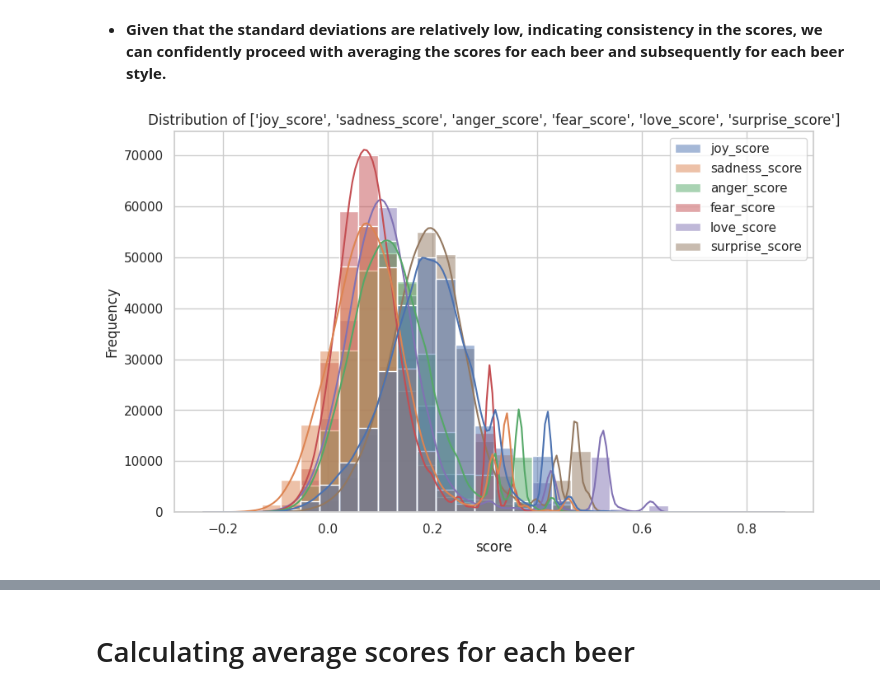
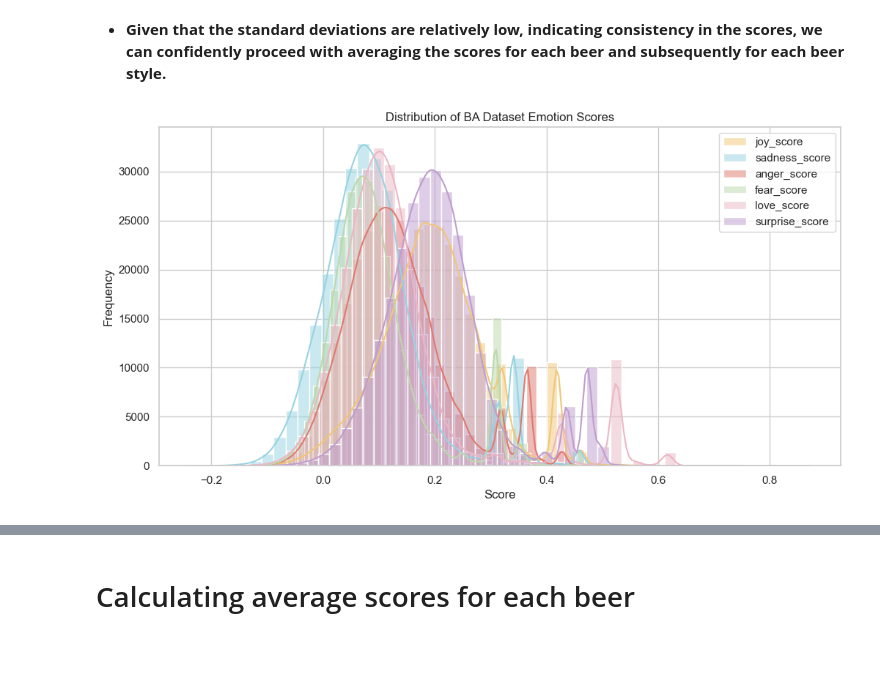
Before and after one commit to epfl-ada/ada-2023-project-adapowerup2023, a Jupyter notebook: 2_Saving_Emotion_Scores.ipynb, the cells around one changed output, grey strips where cells are left out. Saved outputs shown, nothing was run; the diff lists cells and outputs as text; code cells hidden in the pictures; blank space fills up the shorter version.

```diff
--- a/2_Saving_Emotion_Scores.ipynb
+++ b/2_Saving_Emotion_Scores.ipynb
@@ -159,19 +161,38 @@ df_rb[emotion_score_columns].describe()
 | max | 7.036326e-01 | 7.410147e-01 | 6.281847e-01 | 6.559164e-01 | 8.722703e-01 | 9.358571e-01 |
 # %% [markdown]
 * **Given that the standard deviations are relatively low, indicating consistency in the scores, we can confidently proceed with averaging the scores for each beer and subsequently for each beer style.**
+# %%
+# Load data
+df_ba =  pd.read_csv('C:/Users/User/Documents/GitHub/data/emotion_scores_ba.csv')
+df_rb = pd.read_csv('C:/Users/User/Documents/GitHub/data/emotion_scores_rb.csv')
+emotion_score_columns = ['joy_score', 'sadness_score', 'anger_score', 'fear_score', 'love_score', 'surprise_score']
+
+sns.set(style="whitegrid")
+
+# Emotion colors
+emotion_colors = {
+    'joy_score': '#f2c674',        # Joy
+    'sadness_score': '#96d3e0',    # Sadness
+    'anger_score': '#e0796e',      # Anger
+    'fear_score': '#bcd9ab',       # Fear
+    'love_score': '#ebb7c4',       # Love
+    'surprise_score': '#be9dcf'    # Surprise
+}
 # %%
-import matplotlib.pyplot as plt
-import seaborn as sns
+bins_list = [50,50,50,50,50,50]
 
-sns.set(style="whitegrid")
 
-# Plot histograms for each score column
+# Plot histograms
+plt.figure(figsize=(12, 6))
 
-plt.figure(figsize=(10, 6))
-sns.histplot(df_ba[emotion_score_columns], kde=True, bins=30)
-plt.title(f'Distribution of {emotion_score_columns}')
-plt.xlabel('score')
+for i, emotion in enumerate(emotion_colors):
+    sns.histplot(df_ba[emotion], kde=True, bins=bins_list[i], color=emotion_colors[emotion], label=emotion)
+
+
+plt.title('Distribution of BA Dataset Emotion Scores')
+plt.xlabel('Score')
 plt.ylabel('Frequency')
+plt.legend()
 plt.show()
 # %% [output]
-[figure, old version]
+[figure, new version]
```
Also changed, not shown: parts of 11 cells of this notebook.
